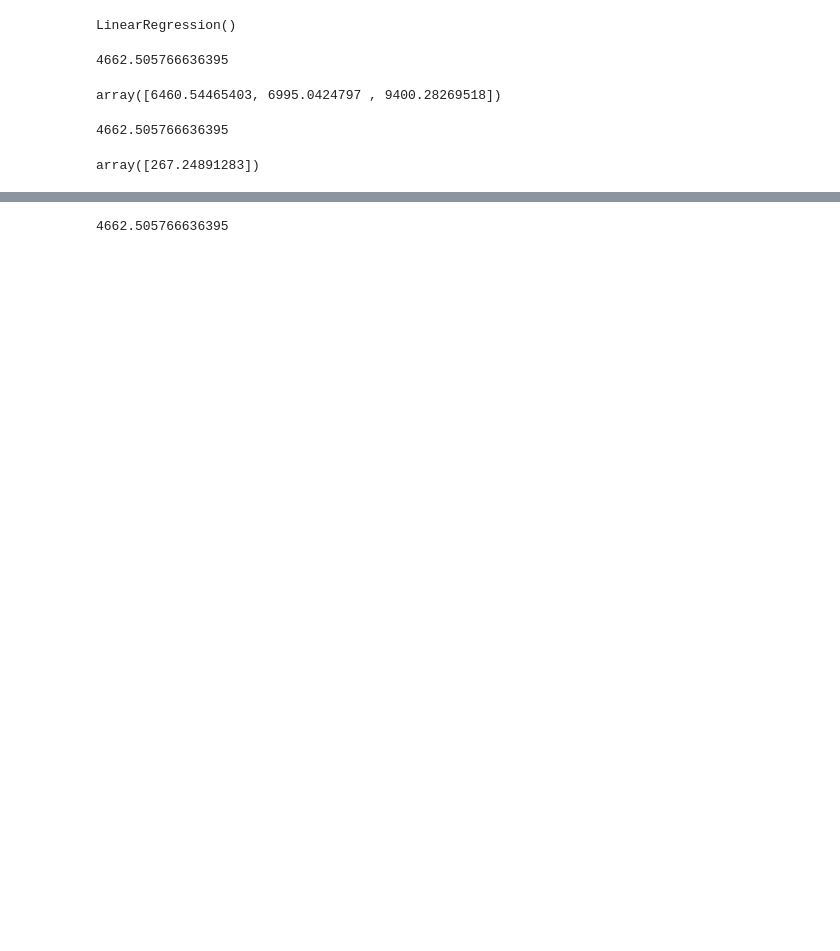
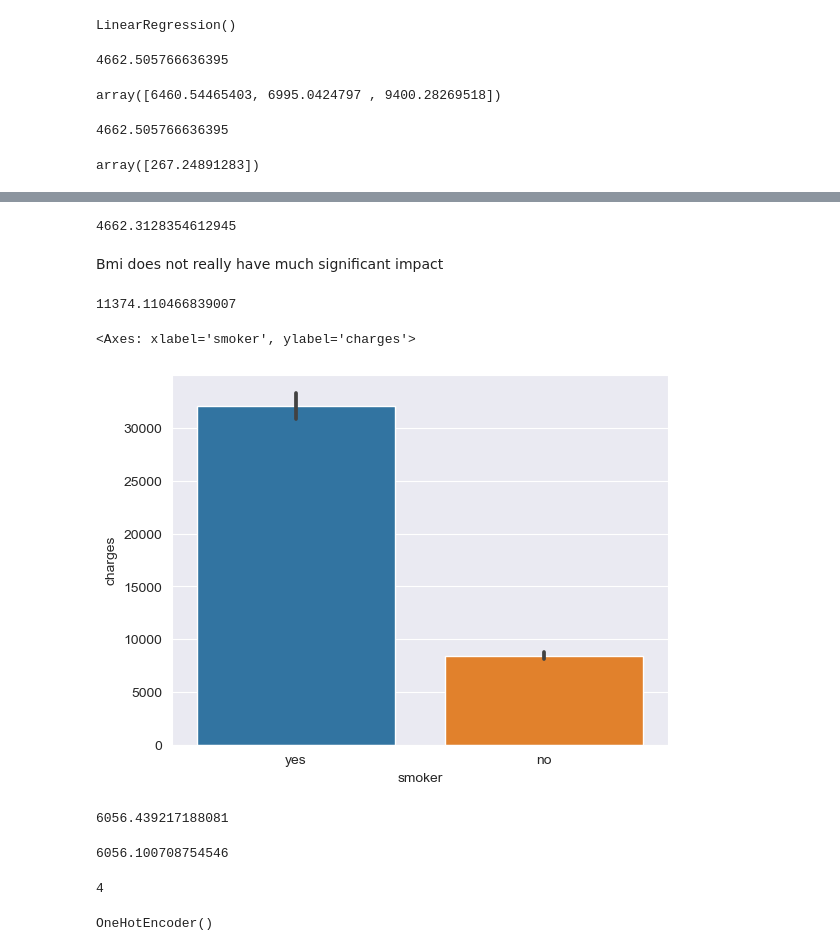
Before and after one commit to ahmadOlawale008/Machine-learning-projects, a Jupyter notebook: All Projects/LinearRegression.ipynb, the cells around one changed output, grey strips where cells are left out. Cells and saved outputs as stored; diff of their text form; code cells hidden in the pictures; blank space fills up the shorter version.

```diff
--- a/All Projects/LinearRegression.ipynb
+++ b/All Projects/LinearRegression.ipynb
@@ -239,7 +223,21 @@ rmse(targets, predictionsB)
 # %%
-inputs, tagets = non_smoker_df[["age"]], non_smoker_df['charges']
+inputs, targets = non_smoker_df[["age", "bmi"]], non_smoker_df['charges']
 model = LinearRegression().fit(inputs, targets)
 predictions = model.predict(inputs)
 rmse(targets, predictions)
 # %% [output]
-4662.505766636395
+4662.3128354612945
+# %% [markdown]
+Bmi does not really have much significant impact
+# %%
+inputs, targets = medical_data[["age", "bmi"]], medical_data["charges"]
+model = LinearRegression().fit(inputs, targets)
+predictions = model.predict(inputs)
+rmse(targets, predictions)
+# %% [output]
+11374.110466839007
+# %%
+sns.barplot(medical_data, x="smoker", y="charges")
+# %% [output]
+<Axes: xlabel='smoker', ylabel='charges'>
+[figure, added]
@@ -245,0 +246,10 @@ rmse(targets, predictions)
+# %%
+inputs, targets = (
+    medical_data[["age", "bmi", "children", "smoker_code"]],
+    medical_data["charges"],
+)
+model = LinearRegression().fit(inputs, targets)
+predictions = model.predict(inputs)
+rmse(targets, predictions)
+# %% [output]
+6056.439217188081
@@ -245,0 +259,20 @@ rmse(targets, predictions)
+# %%
+inputs, targets = (
+    medical_data[["age", "bmi", "children", "smoker_code", "sex_code"]],
+    medical_data["charges"],
+)
+model = LinearRegression().fit(inputs, targets)
+predictions = model.predict(inputs)
+rmse(targets, predictions)
+# %% [output]
+6056.100708754546
+# %%
+medical_data["region"].nunique()
+# %% [output]
+4
+# %%
+from sklearn.preprocessing import OneHotEncoder
+encoder = OneHotEncoder()
+encoder.fit(medical_data[["region"]])
+# %% [output]
+OneHotEncoder()
```
Also changed, not shown: parts of 45 cells of this notebook, 1 other file.
